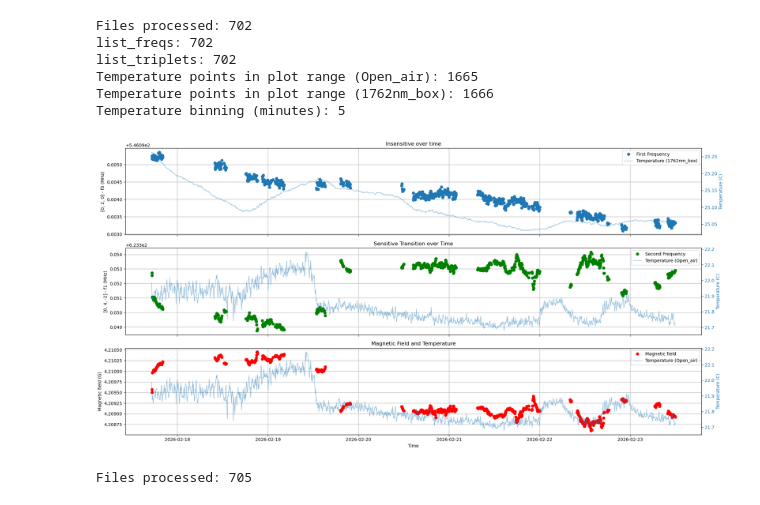
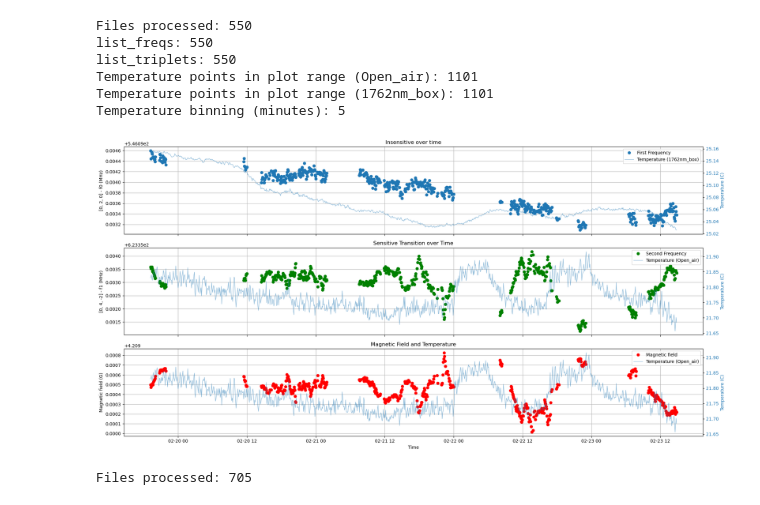
Before and after one commit to GauravTathed/PhD_python_scripts, a Jupyter notebook: Magnetic_field_over_time/magnetic_field_and_temp.ipynb, the cells around one changed output. Drawn from its saved outputs; the diff is of its cells as text; code cells hidden in the pictures.

```diff
--- a/Magnetic_field_over_time/magnetic_field_and_temp.ipynb
+++ b/Magnetic_field_over_time/magnetic_field_and_temp.ipynb
@@ -18,7 +18,7 @@ temp_base_folder_top_insensitive = r"Z:\Lab_HPT_logs\1762nm_box"
 TEMP_BIN_MINUTES = 5  # Set to None, 1, or 5
 
 # Define date-time filter (Modify as needed)
-start_date = datetime(2026, 2, 17, 0, 0, 0)  # Change to desired start datetime
+start_date = datetime(2026, 2, 19, 16, 0, 0)  # Change to desired start datetime
 end_date = datetime(2026, 12, 15, 0, 0, 59)  # Change to desired end datetime (Optional)
 
 temp_line_pattern = re.compile(
@@ -281,36 +281,36 @@ for i, axis in enumerate(ax):
             label=t_label,
         )
 
     temp_axis.set_ylabel("Temperature (C)", color=temp_color)
     temp_axis.tick_params(axis="y", labelcolor=temp_color)
     ax_temp.append(temp_axis)
 
 # Combine legends from both y-axes on each subplot
 for i, axis in enumerate(ax):
     lines_left, labels_left = axis.get_legend_handles_labels()
     lines_right, labels_right = ax_temp[i].get_legend_handles_labels()
     if lines_left or lines_right:
         axis.legend(lines_left + lines_right, labels_left + labels_right, loc="best")
 
 # Shade regions on all subplots
 # for start, end in regions:
 #     t_start = sorted_times[start]
 #     t_end = sorted_times[end]
 #     for axis in ax:
 #         axis.axvspan(t_start, t_end, alpha=0.3, color='gray')
 
 # Rotate x-axis labels for better readability
 plt.xticks(rotation=45)
 
 # Show the plots
 plt.tight_layout()
 plt.savefig("freq_deviation_over_time.png")
 plt.show()
 # %% [output]
-Files processed: 702
-list_freqs: 702
-list_triplets: 702
-Temperature points in plot range (Open_air): 1665
-Temperature points in plot range (1762nm_box): 1666
+Files processed: 550
+list_freqs: 550
+list_triplets: 550
+Temperature points in plot range (Open_air): 1101
+Temperature points in plot range (1762nm_box): 1101
 Temperature binning (minutes): 5
-[figure, old version]
+[figure, new version]
```
Also changed, not shown: parts of 2 cells of this notebook, 9 other files.
